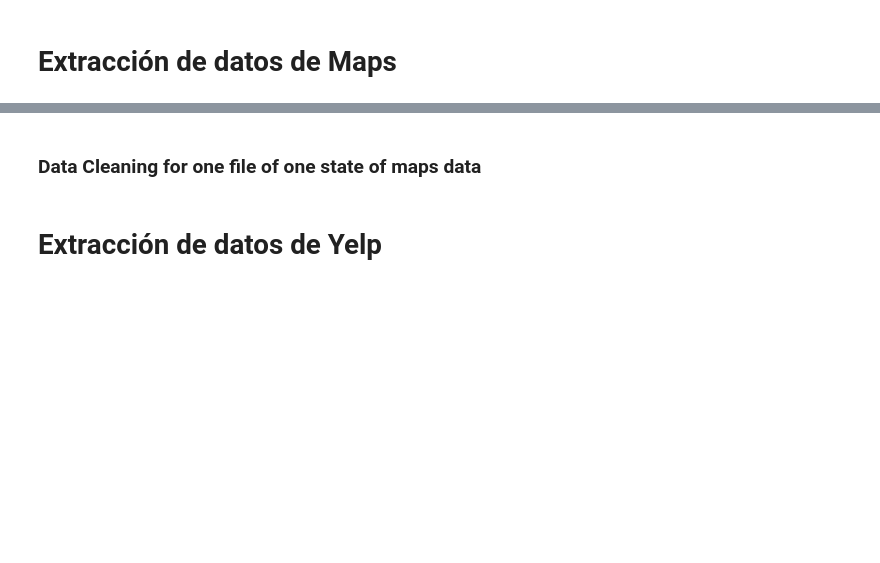
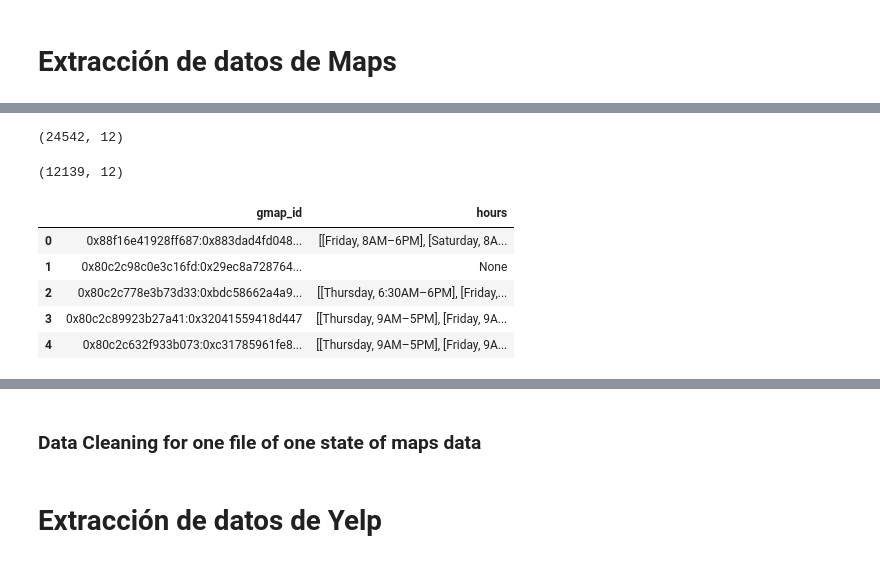
Before and after one commit to Tinmarian/Big_Data_Project-Google_Reviews, a Jupyter notebook: EDA.ipynb, the cells around one changed output, grey strips where cells are left out. Saved outputs shown, nothing was run; the diff lists cells and outputs as text; code cells hidden in the pictures; blank space fills up the shorter version.

Commit message:
EDA: data cleaning of google maps data

```diff
--- a/EDA.ipynb
+++ b/EDA.ipynb
@@ -4,20 +5,2 @@ import os
 # %% [markdown]
 # Extracción de datos de Maps
-# %%
-maps_metadata = pd.DataFrame()
-for i in range(1,12):
-    df = pd.read_json(f'./data/Google Maps/metadata-sitios/{i}.json',lines=True)
-    maps_metadata = pd.concat([maps_metadata,df])
-maps_metadata.head()
-# %%
-source_path = './data/Google Maps/estados'
-
-lista = os.listdir(f'{source_path}')
-maps_reviews = pd.DataFrame()
-for i in lista:
-    list_ = os.listdir(f'{source_path}/{i}')
-    for j in list_:
-        df = pd.read_json(f'{source_path}/{i}/{j}',lines=True)
-        maps_reviews = pd.concat([maps_reviews,df],axis=0)
-    break
-maps_reviews.head()
@@ -34,0 +105,29 @@ NameError: name 'maps_reviews' is not defined
+# %%
+lista_idx = []
+for i in range(len(maps_data)):
+    if type(maps_data.price[i]) != type(None):
+        lista_idx.append(i)
+maps_data_wprice = maps_data.loc[lista_idx]
+maps_data_wprice = maps_data_wprice[maps_data_wprice.duplicated() == False].reset_index(drop=True)
+maps_data_wprice.shape
+# %% [output]
+(24542, 12)
+# %%
+lista_idx = []
+for i in range(len(maps_data)):
+    if maps_data.resp_text[i] != '':
+        lista_idx.append(i)
+maps_data_wresp = maps_data.loc[lista_idx]
+maps_data_wresp = maps_data_wresp[maps_data_wresp.duplicated() == False].reset_index(drop=True)
+maps_data_wresp.shape
+# %% [output]
+(12139, 12)
+# %%
+horarios_maps.head()
+# %% [output]
+|  | gmap_id | hours |
+| 0 | 0x88f16e41928ff687:0x883dad4fd048... | [[Friday, 8AM–6PM], [Saturday, 8A... |
+| 1 | 0x80c2c98c0e3c16fd:0x29ec8a728764... | None |
+| 2 | 0x80c2c778e3b73d33:0xbdc58662a4a9... | [[Thursday, 6:30AM–6PM], [Friday,... |
+| 3 | 0x80c2c89923b27a41:0x32041559418d447 | [[Thursday, 9AM–5PM], [Friday, 9A... |
+| 4 | 0x80c2c632f933b073:0xc31785961fe8... | [[Thursday, 9AM–5PM], [Friday, 9A... |
```
Also changed, not shown: parts of 10 cells of this notebook.
